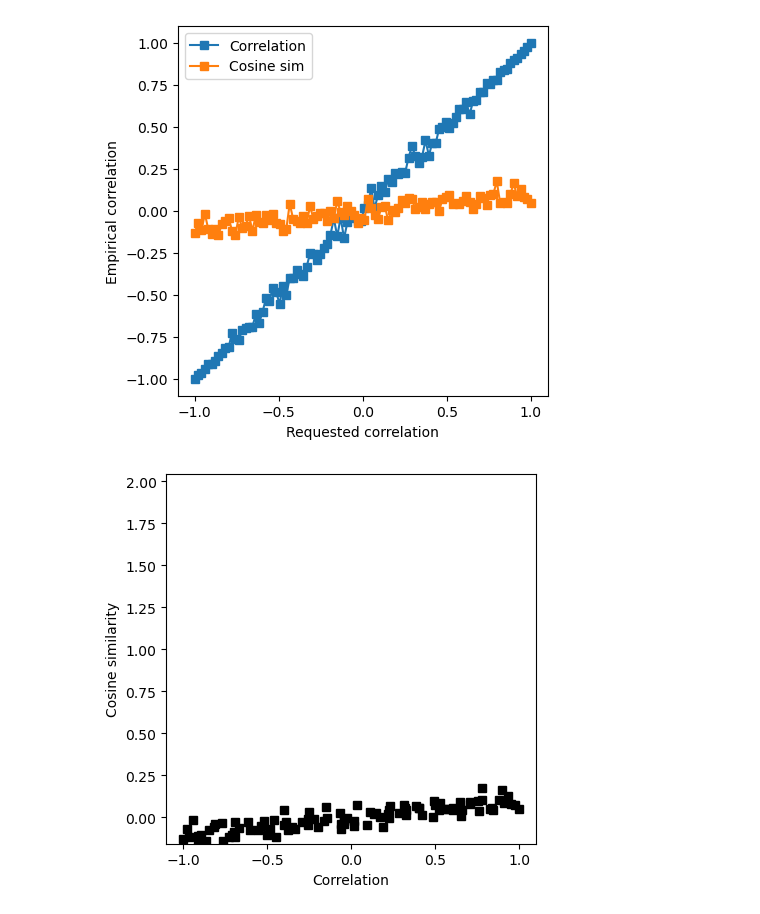
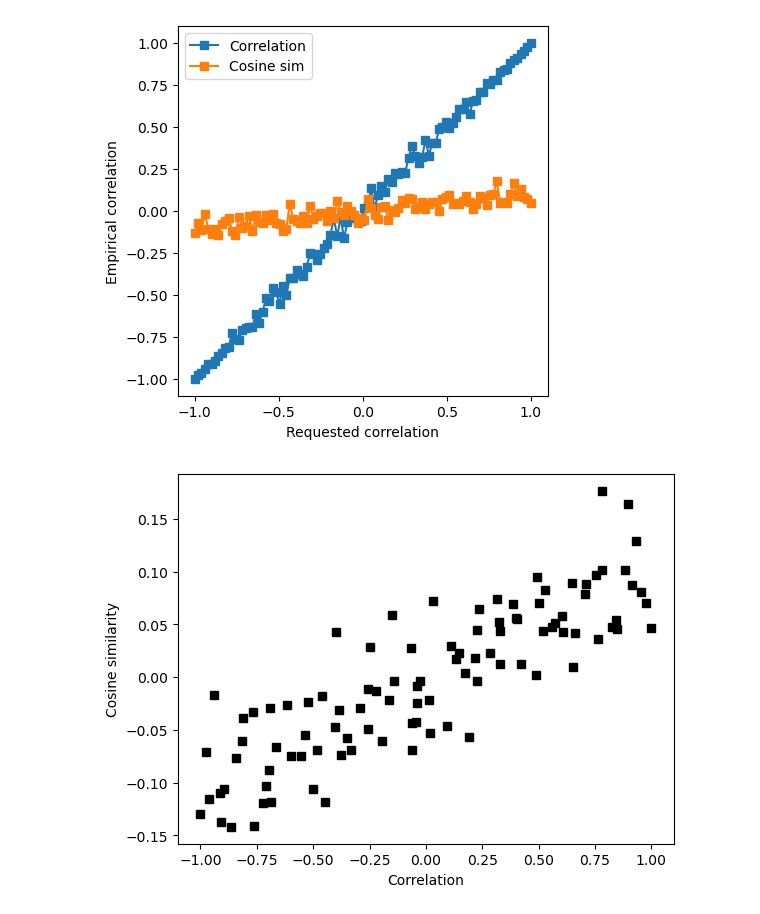
Before and after one commit to Raaqiv55/statistics-machine-learning, a Jupyter notebook: 12.correlation/corr-cosine.ipynb, the cells around one changed output. Drawn from its saved outputs; the diff is of its cells as text; code cells hidden in the pictures.

```diff
--- a/12.correlation/corr-cosine.ipynb
+++ b/12.correlation/corr-cosine.ipynb
@@ -26,20 +26,20 @@ for ri in range(len(rs)):
 # %%
 plt.plot(rs,corrs[:,0], 's-', label='Correlation')
 plt.plot(rs,corrs[:,1], 's-', label='Cosine sim')
 plt.legend()
 plt.xlabel('Requested correlation')
 plt.ylabel('Empirical correlation')
 plt.axis('square')
 plt.show()
 
 plt.plot(corrs[:,0],corrs[:,1],'ks')
-plt.axis('square')
+# plt.axis('square')
 plt.xlabel('Correlation')
 plt.ylabel('Cosine similarity')
 plt.show()
 # %% [output]
 [figure]
-[figure, old version]
+[figure, new version]
 # %%
 np.corrcoef(corrs.T)
 # %% [output]
```
Also changed, not shown: parts of 1 cell of this notebook, 1 other file.
